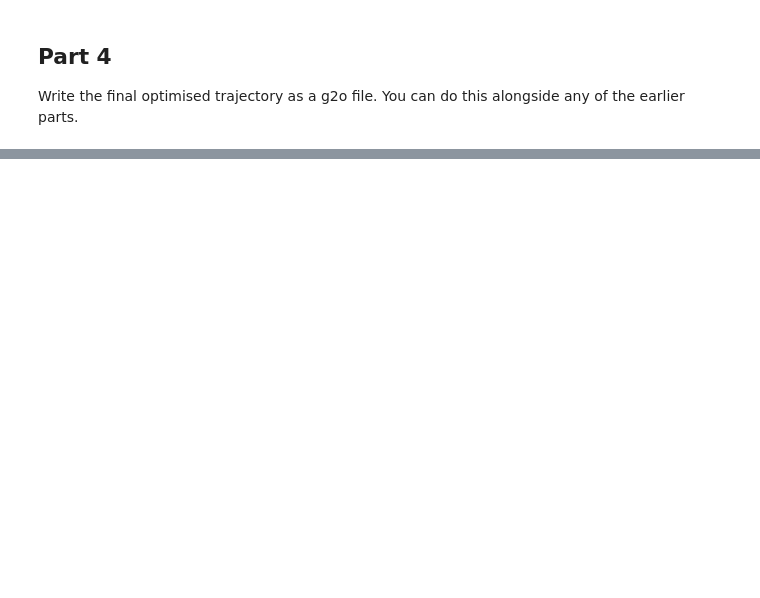
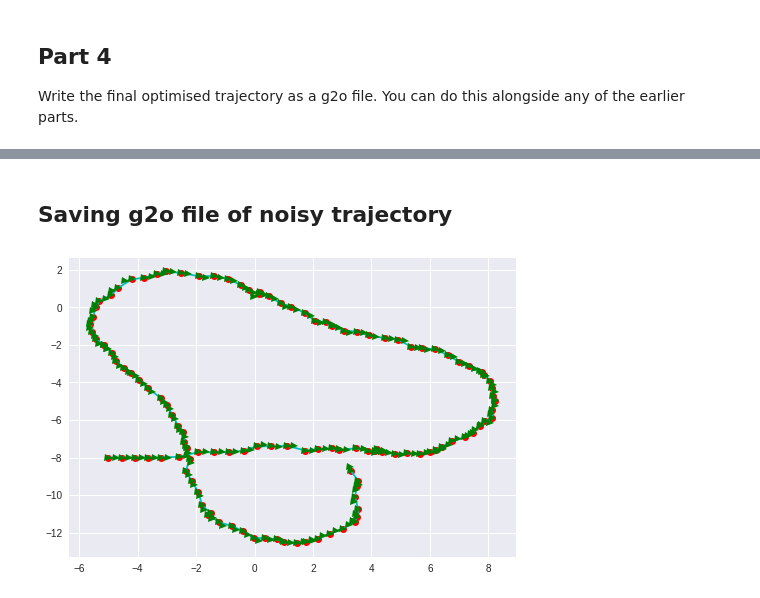
Before and after one commit to aravind-3105/Pose-Graph-Optimisation, a Jupyter notebook: questions/Question 2 - 2D SLAM.ipynb, the cells around one changed output, grey strips where cells are left out. Saved outputs shown, nothing was run; the diff lists cells and outputs as text; code cells hidden in the pictures; blank space fills up the shorter version.

```diff
--- a/questions/Question 2 - 2D SLAM.ipynb
+++ b/questions/Question 2 - 2D SLAM.ipynb
@@ -629,0 +624,2 @@ draw(poseList[:,0], poseList[:,1], poseList[:,2])
+# %% [markdown]
+## Saving g2o file of noisy trajectory
@@ -629,0 +690,33 @@ draw(poseList[:,0], poseList[:,1], poseList[:,2])
+# %%
+#recovering poses from the newly created g2o file to show that it works
+edgeFile = "edge-poses.g2o"
+ver = readVertex(edgeFile)
+edge = readEdge(edgeFile)
+
+initX = ver[0][0]
+initY = ver[1][0]
+initA = ver[2][0]
+
+poseList = []
+poseList.append(jnp.array([initX, initY, initA]))
+
+for i in range(edge[0].shape[0]):
+    ind1 = edge[0][i]
+    ind2 = edge[1][i]
+    diff = ind2 - ind1
+    if abs(diff)>1:
+        break
+    delX = edge[2][i]
+    delY = edge[3][i]
+    delA = edge[4][i]
+    if i==0:
+        newPose = motionModel(initX,delX,initY,delY,initA,delA)
+    else:
+        newPose = motionModel(newPose[0],delX,newPose[1],delY,newPose[2],delA)
+    newPose = jnp.array(newPose)
+    poseList.append(newPose)
+
+poseList = jnp.array(poseList)
+draw(poseList[:,0], poseList[:,1], poseList[:,2])
+# %% [output]
+[figure, added]
```
Also changed, not shown: parts of 7 cells of this notebook, 41 other files.
